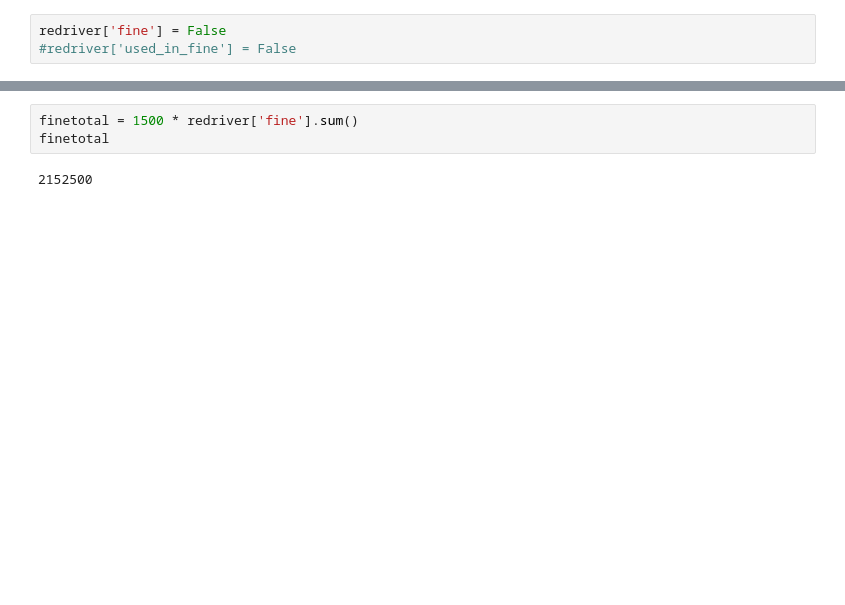
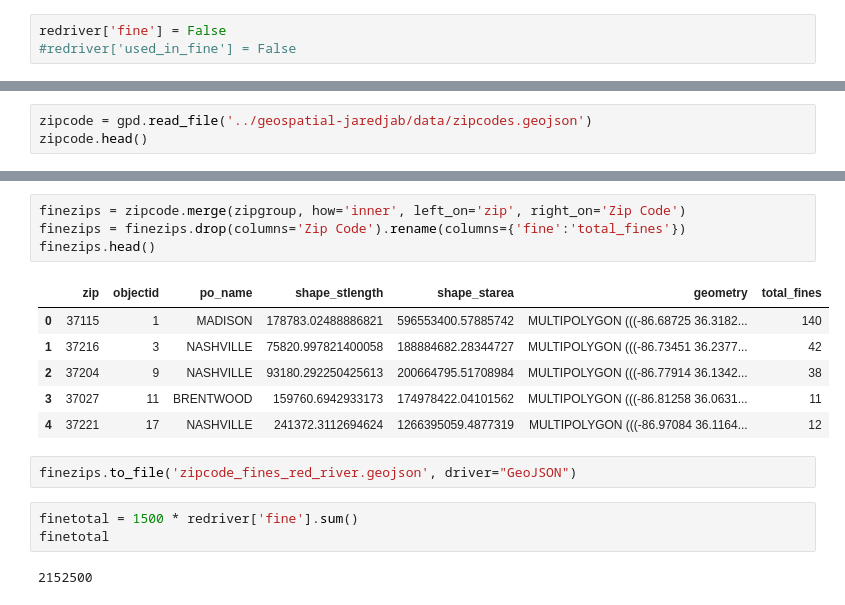
Before and after one commit to NSS-Full-Time-Data-Analytics-12/trash-haulers-wushock, a Jupyter notebook: trash_haulers_analysis.ipynb, the cells around one changed output, grey strips where cells are left out. Saved outputs shown, nothing was run; the diff lists cells and outputs as text; blank space fills up the shorter version.

```diff
--- a/trash_haulers_analysis.ipynb
+++ b/trash_haulers_analysis.ipynb
@@ -127,0 +175,3 @@ redriver.head()
+# %%
+zipcode = gpd.read_file('../geospatial-jaredjab/data/zipcodes.geojson')
+zipcode.head()
@@ -128,3 +185,16 @@ redriver.head()
+# %%
+finezips = zipcode.merge(zipgroup, how='inner', left_on='zip', right_on='Zip Code')
+finezips = finezips.drop(columns='Zip Code').rename(columns={'fine':'total_fines'})
+finezips.head()
+# %% [output]
+|  | zip | objectid | po_name | shape_stlength | shape_starea | geometry | total_fines |
+| 0 | 37115 | 1 | MADISON | 178783.02488886821 | 596553400.57885742 | MULTIPOLYGON (((-86.68725 36.3182... | 140 |
+| 1 | 37216 | 3 | NASHVILLE | 75820.997821400058 | 188884682.28344727 | MULTIPOLYGON (((-86.73451 36.2377... | 42 |
+| 2 | 37204 | 9 | NASHVILLE | 93180.292250425613 | 200664795.51708984 | MULTIPOLYGON (((-86.77914 36.1342... | 38 |
+| 3 | 37027 | 11 | BRENTWOOD | 159760.6942933173 | 174978422.04101562 | MULTIPOLYGON (((-86.81258 36.0631... | 11 |
+| 4 | 37221 | 17 | NASHVILLE | 241372.3112694624 | 1266395059.4877319 | MULTIPOLYGON (((-86.97084 36.1164... | 12 |
+# %%
+finezips.to_file('zipcode_fines_red_river.geojson', driver="GeoJSON")
 # %%
 finetotal = 1500 * redriver['fine'].sum()
 finetotal
```
Also changed, not shown: parts of 13 cells of this notebook, 1 other file.
